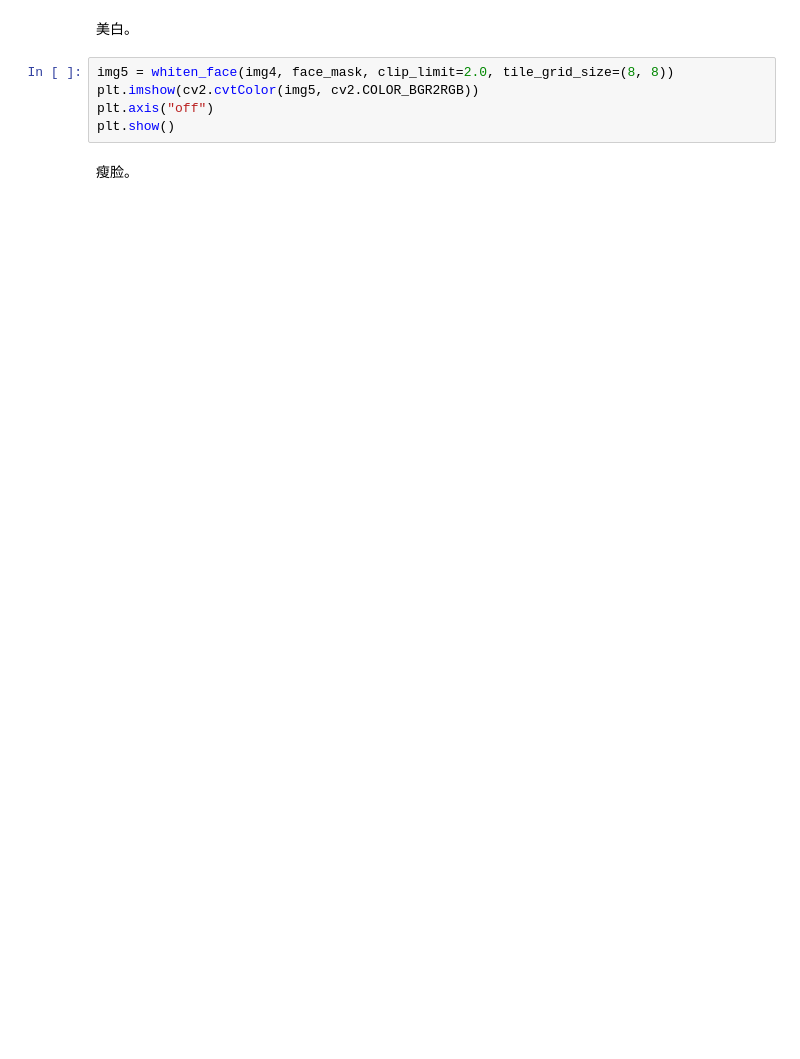
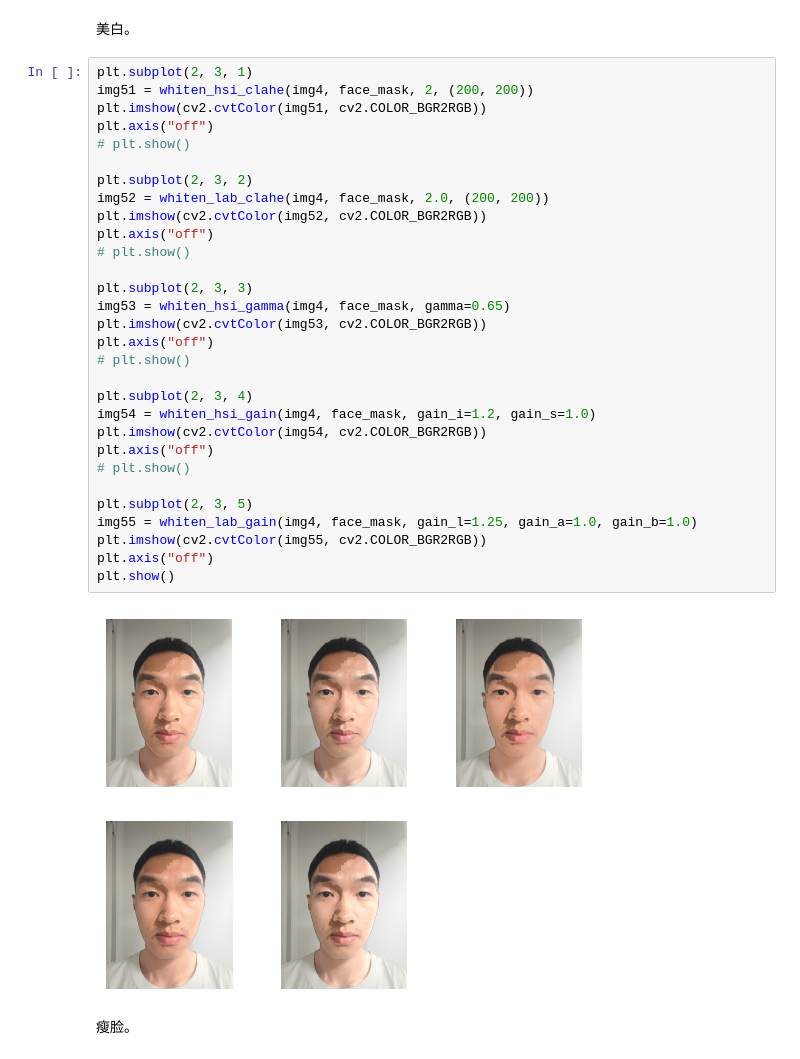
Before and after one commit to DerrickMarcus/digital-image-project, a Jupyter notebook: src/test.ipynb, the cells around one changed output. Saved outputs shown, nothing was run; the diff lists cells and outputs as text; blank space fills up the shorter version.

Commit message:
feat: improve whiten and smoothing

```diff
--- a/src/test.ipynb
+++ b/src/test.ipynb
@@ -60,10 +88,37 @@ plt.show()
 # %% [markdown]
 美白。
 # %%
-img5 = whiten_face(img4, face_mask, clip_limit=2.0, tile_grid_size=(8, 8))
-plt.imshow(cv2.cvtColor(img5, cv2.COLOR_BGR2RGB))
+plt.subplot(2, 3, 1)
+img51 = whiten_hsi_clahe(img4, face_mask, 2, (200, 200))
+plt.imshow(cv2.cvtColor(img51, cv2.COLOR_BGR2RGB))
+plt.axis("off")
+# plt.show()
+
+plt.subplot(2, 3, 2)
+img52 = whiten_lab_clahe(img4, face_mask, 2.0, (200, 200))
+plt.imshow(cv2.cvtColor(img52, cv2.COLOR_BGR2RGB))
+plt.axis("off")
+# plt.show()
+
+plt.subplot(2, 3, 3)
+img53 = whiten_hsi_gamma(img4, face_mask, gamma=0.65)
+plt.imshow(cv2.cvtColor(img53, cv2.COLOR_BGR2RGB))
+plt.axis("off")
+# plt.show()
+
+plt.subplot(2, 3, 4)
+img54 = whiten_hsi_gain(img4, face_mask, gain_i=1.2, gain_s=1.0)
+plt.imshow(cv2.cvtColor(img54, cv2.COLOR_BGR2RGB))
+plt.axis("off")
+# plt.show()
+
+plt.subplot(2, 3, 5)
+img55 = whiten_lab_gain(img4, face_mask, gain_l=1.25, gain_a=1.0, gain_b=1.0)
+plt.imshow(cv2.cvtColor(img55, cv2.COLOR_BGR2RGB))
 plt.axis("off")
 plt.show()
+# %% [output]
+[figure, added]
 # %% [markdown]
 瘦脸。
 # %%
```
Also changed, not shown: parts of 11 cells of this notebook, 47 other files.
